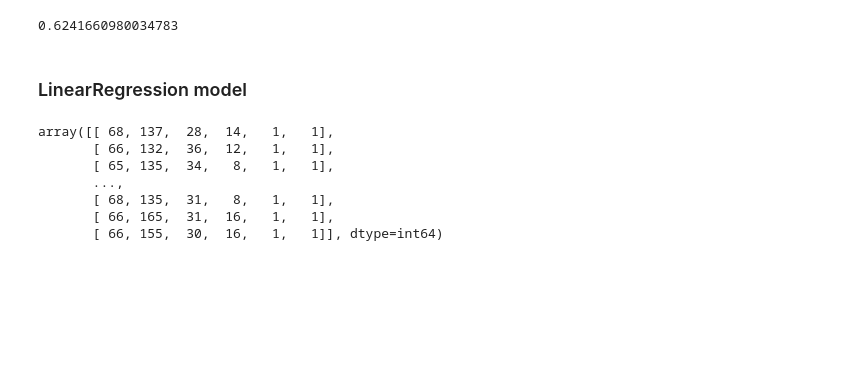
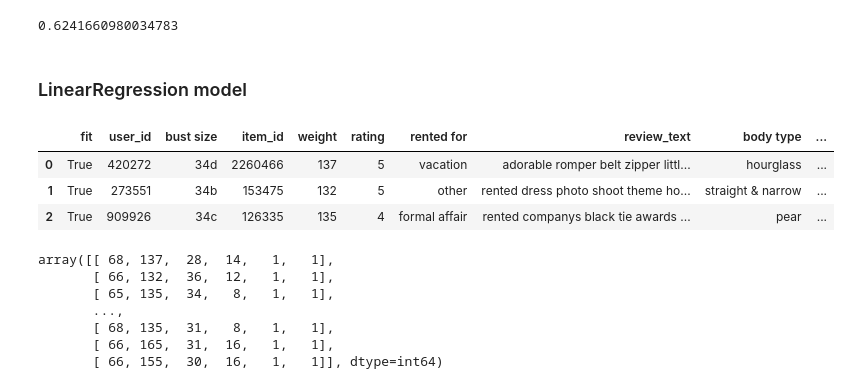
Before and after one commit to zic017/CSE158_Assignment2_Rating_Prediction_of_Clothes, a Jupyter notebook: Model selection.ipynb, the cells around one changed output. Saved outputs shown, nothing was run; the diff lists cells and outputs as text; code cells hidden in the pictures; blank space fills up the shorter version.

```diff
--- a/Model selection.ipynb
+++ b/Model selection.ipynb
@@ -547,6 +547,13 @@ mean_squared_error(ytest, ypred)
 ### LinearRegression model
 # %%
 #Improved model, use linear regression to predict rating
+# %%
+df.head(3)
+# %% [output]
+|  | fit | user_id | bust size | item_id | weight | rating | rented for | review_text | body type | ... |
+| 0 | True | 420272 | 34d | 2260466 | 137 | 5 | vacation | adorable romper belt zipper littl... | hourglass | ... |
+| 1 | True | 273551 | 34b | 153475 | 132 | 5 | other | rented dress photo shoot theme ho... | straight & narrow | ... |
+| 2 | True | 909926 | 34c | 126335 | 135 | 4 | formal affair | rented companys black tie awards ... | pear | ... |
 # %%
 feat_h = df['height'].to_numpy()
 feat_w = df['weight'].to_numpy()
```
Also changed, not shown: parts of 15 cells of this notebook.
